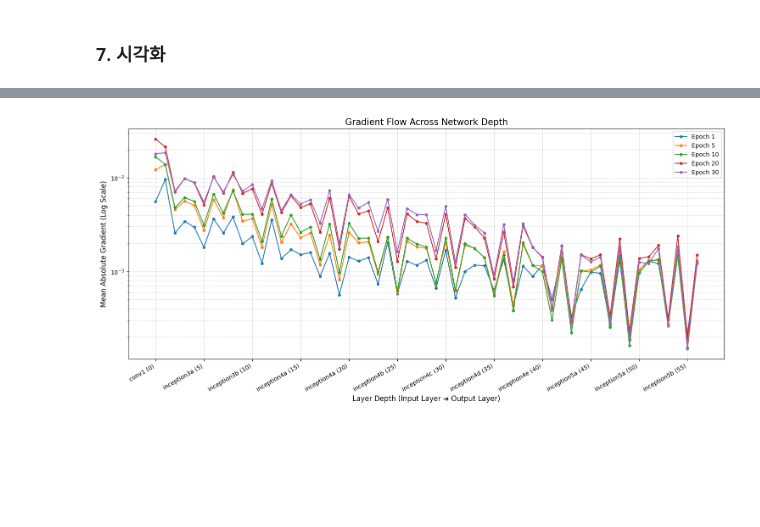
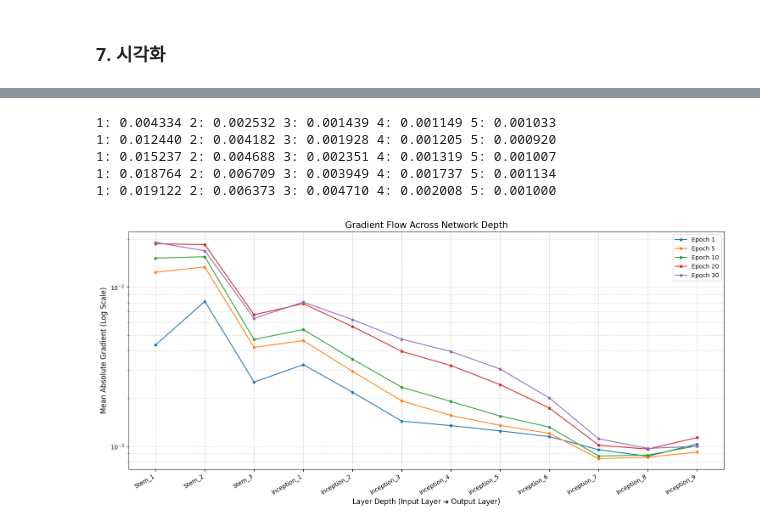
Before and after one commit to guddn/majorCNN_AI-midterm_Report-, a Jupyter notebook: 4번_VGG_GoogLeNet.ipynb, the cells around one changed output, grey strips where cells are left out. Drawn from its saved outputs; the diff is of its cells as text; code cells hidden in the pictures; blank space fills up the shorter version.

```diff
--- a/4번_VGG_GoogLeNet.ipynb
+++ b/4번_VGG_GoogLeNet.ipynb
@@ -626,36 +643,47 @@ plt.show()
 # %%
 import matplotlib.pyplot as plt
 import numpy as np
 
-# 1. 레이어 이름 리스트 (선언된 순서대로 정렬되어 있습니다)
 layer_names = list(grad_logs_GoogLeNet_baseline.keys())
-num_layers = len(layer_names)
+num_inception = int((len(layer_names)-3)/6)
+new_num_points = 3 + num_inception
 
 plt.figure(figsize=(15, 7))
 
-# 2. 비교해보고 싶은 주요 에폭(Epoch)들 선택 (0-indexed 인덱스)
-# 30에폭 중 초반, 중반, 마지막 흐름을 보기 위해 골랐습니다.
 epochs_to_show = [0, 4, 9, 19, EPOCHS - 1]
 
 for ep in epochs_to_show:
     grads_at_epoch = [grad_logs_GoogLeNet_baseline[name][ep] for name in layer_names]
-    plt.plot(range(num_layers), grads_at_epoch, marker='o', markersize=4, label=f'Epoch {ep + 1}')
+
+    initial_convs = grads_at_epoch[:3]
+    inception_part = grads_at_epoch[3:]
+    inception_means = []
+    for j in range(0, len(inception_part), 6):
+        block = inception_part[j:j+6]
+        if len(block) > 0:
+            inception_means.append(np.mean(block))
+    processed_grads = initial_convs + inception_means
+    print(f"1: {processed_grads[0]:.6f} 2: {processed_grads[2]:.6f} 3: {processed_grads[5]:.6f} 4: {processed_grads[8]:.6f} 5: {processed_grads[11]:.6f}")
+
+    plt.plot(range(new_num_points), processed_grads, marker='o', markersize=4, label=f'Epoch {ep + 1}', linewidth=1.5)
 
 plt.title("Gradient Flow Across Network Depth", fontsize=15)
 plt.xlabel("Layer Depth (Input Layer ➔ Output Layer)", fontsize=12)
 plt.ylabel("Mean Absolute Gradient (Log Scale)", fontsize=12)
 plt.yscale('log')
 
-# 3. X축 레이블 가독성 높이기
-step = max(1, num_layers // 10)
-tick_indices = range(0, num_layers, step)
-tick_labels = [layer_names[i].split('.')[0] + f' ({i})' for i in tick_indices]
-
+tick_indices = range(new_num_points)
+tick_labels = [f"Stem_{i+1}" for i in range(3)] + [f"Inception_{i+1}" for i in range(num_inception)]
 plt.xticks(tick_indices, tick_labels, rotation=30, ha='right')
 
 plt.legend()
 plt.grid(True, which="both", linestyle="--", alpha=0.5)
 plt.tight_layout()
 plt.show()
 # %% [output]
+1: 0.004334 2: 0.002532 3: 0.001439 4: 0.001149 5: 0.001033
+1: 0.012440 2: 0.004182 3: 0.001928 4: 0.001205 5: 0.000920
+1: 0.015237 2: 0.004688 3: 0.002351 4: 0.001319 5: 0.001007
+1: 0.018764 2: 0.006709 3: 0.003949 4: 0.001737 5: 0.001134
+1: 0.019122 2: 0.006373 3: 0.004710 4: 0.002008 5: 0.001000
-[figure, old version]
+[figure, new version]
```
Also changed, not shown: parts of 11 cells of this notebook, 3 other files.
